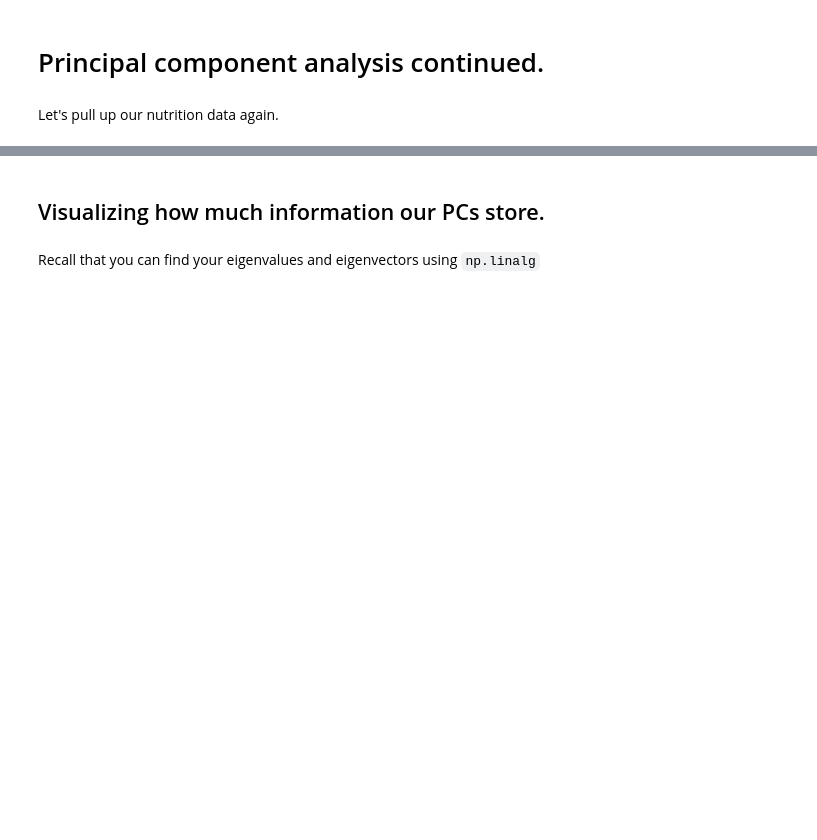
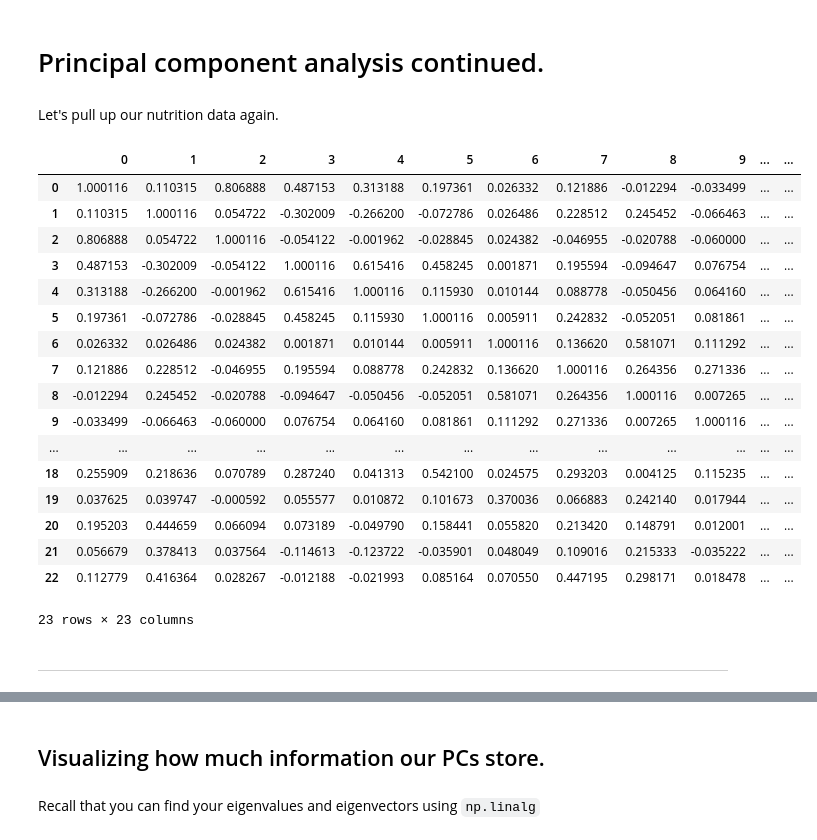
Before and after one commit to learn-co-curriculum/ml-pca-lab-pt2, a Jupyter notebook: PCA lab part 2.ipynb, the cells around one changed output, grey strips where cells are left out. Drawn from its saved outputs; the diff is of its cells as text; code cells hidden in the pictures; blank space fills up the shorter version.

```diff
--- a/PCA lab part 2.ipynb
+++ b/PCA lab part 2.ipynb
@@ -22,3 +22,26 @@ data_stand = StandardScaler().fit_transform(data)
 data_stand = pd.DataFrame(data_stand)
 # %%
 cov_mat = (data_stand.T.dot(data_stand)) / (data_stand.shape[0]-1)
+# %%
+cov_mat
+# %% [output]
+|  | 0 | 1 | 2 | 3 | 4 | 5 | 6 | 7 | 8 | 9 | ... | ... |
+| 0 | 1.000116 | 0.110315 | 0.806888 | 0.487153 | 0.313188 | 0.197361 | 0.026332 | 0.121886 | -0.012294 | -0.033499 | ... | ... |
+| 1 | 0.110315 | 1.000116 | 0.054722 | -0.302009 | -0.266200 | -0.072786 | 0.026486 | 0.228512 | 0.245452 | -0.066463 | ... | ... |
+| 2 | 0.806888 | 0.054722 | 1.000116 | -0.054122 | -0.001962 | -0.028845 | 0.024382 | -0.046955 | -0.020788 | -0.060000 | ... | ... |
+| 3 | 0.487153 | -0.302009 | -0.054122 | 1.000116 | 0.615416 | 0.458245 | 0.001871 | 0.195594 | -0.094647 | 0.076754 | ... | ... |
+| 4 | 0.313188 | -0.266200 | -0.001962 | 0.615416 | 1.000116 | 0.115930 | 0.010144 | 0.088778 | -0.050456 | 0.064160 | ... | ... |
+| 5 | 0.197361 | -0.072786 | -0.028845 | 0.458245 | 0.115930 | 1.000116 | 0.005911 | 0.242832 | -0.052051 | 0.081861 | ... | ... |
+| 6 | 0.026332 | 0.026486 | 0.024382 | 0.001871 | 0.010144 | 0.005911 | 1.000116 | 0.136620 | 0.581071 | 0.111292 | ... | ... |
+| 7 | 0.121886 | 0.228512 | -0.046955 | 0.195594 | 0.088778 | 0.242832 | 0.136620 | 1.000116 | 0.264356 | 0.271336 | ... | ... |
+| 8 | -0.012294 | 0.245452 | -0.020788 | -0.094647 | -0.050456 | -0.052051 | 0.581071 | 0.264356 | 1.000116 | 0.007265 | ... | ... |
+| 9 | -0.033499 | -0.066463 | -0.060000 | 0.076754 | 0.064160 | 0.081861 | 0.111292 | 0.271336 | 0.007265 | 1.000116 | ... | ... |
+| ... | ... | ... | ... | ... | ... | ... | ... | ... | ... | ... | ... | ... |
+| 18 | 0.255909 | 0.218636 | 0.070789 | 0.287240 | 0.041313 | 0.542100 | 0.024575 | 0.293203 | 0.004125 | 0.115235 | ... | ... |
+| 19 | 0.037625 | 0.039747 | -0.000592 | 0.055577 | 0.010872 | 0.101673 | 0.370036 | 0.066883 | 0.242140 | 0.017944 | ... | ... |
+| 20 | 0.195203 | 0.444659 | 0.066094 | 0.073189 | -0.049790 | 0.158441 | 0.055820 | 0.213420 | 0.148791 | 0.012001 | ... | ... |
+| 21 | 0.056679 | 0.378413 | 0.037564 | -0.114613 | -0.123722 | -0.035901 | 0.048049 | 0.109016 | 0.215333 | -0.035222 | ... | ... |
+| 22 | 0.112779 | 0.416364 | 0.028267 | -0.012188 | -0.021993 | 0.085164 | 0.070550 | 0.447195 | 0.298171 | 0.018478 | ... | ... |
+23 rows × 23 columns
+# %% [markdown]
+----
```
Also changed, not shown: parts of 10 cells of this notebook.
